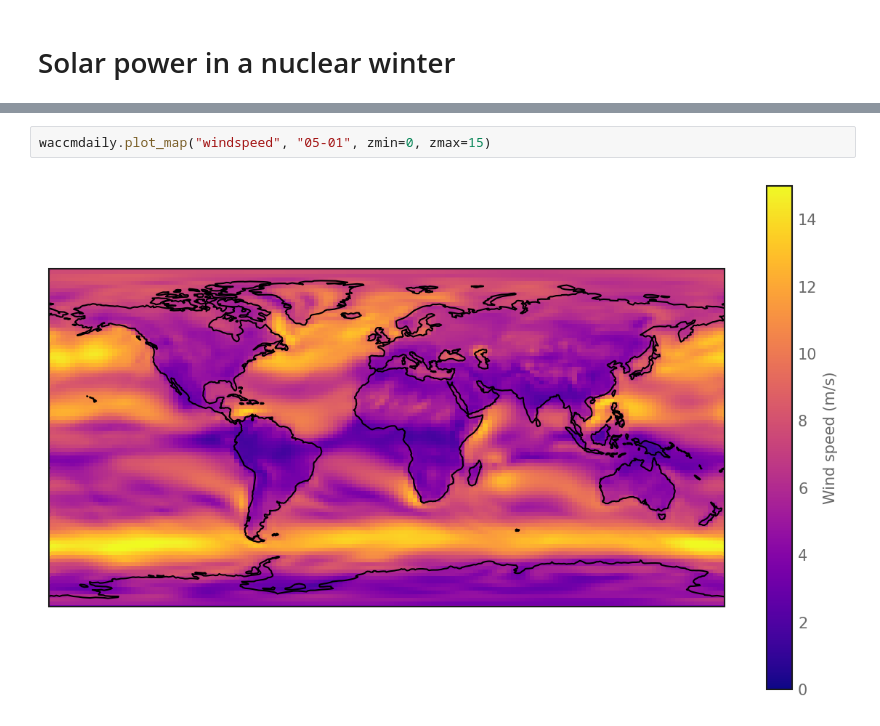
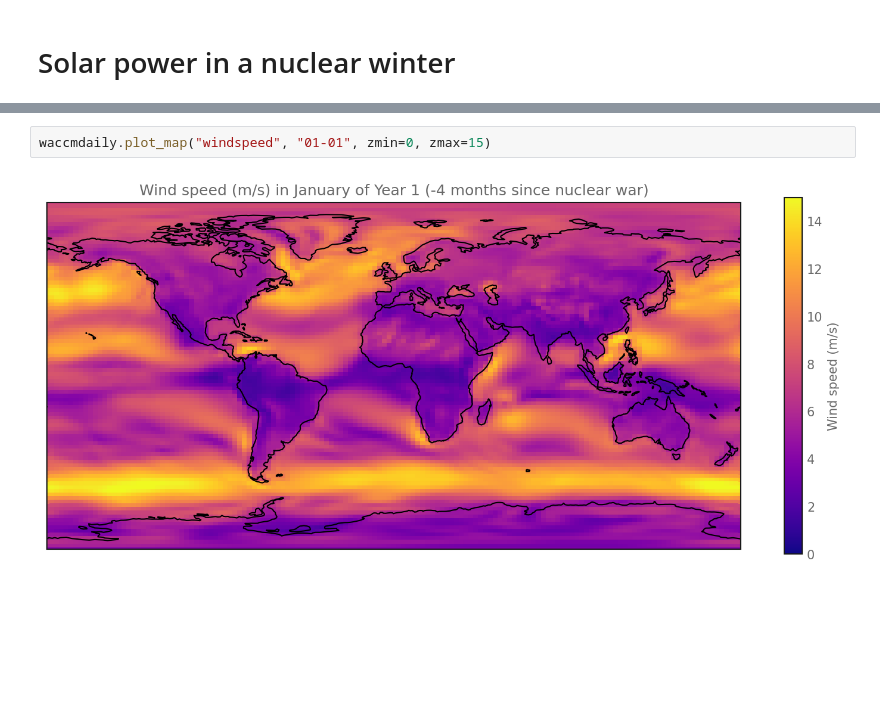
Before and after one commit to allfed/Renewables-Nuclear-Winter, a Jupyter notebook: scripts/Wind-Power.ipynb, the cells around one changed output, grey strips where cells are left out. Drawn from its saved outputs; the diff is of its cells as text; blank space fills up the shorter version.

```diff
--- a/scripts/Wind-Power.ipynb
+++ b/scripts/Wind-Power.ipynb
@@ -17,7 +16,7 @@ waccmdaily.plot_map("windspeed", "05-01-01T19:30:00")
 # %%
-waccmdaily.plot_map("windspeed", "05-01", zmin=0, zmax=15)
+waccmdaily.plot_map("windspeed", "01-01", zmin=0, zmax=15)
 # %% [output]
-[figure, old version]
+[figure, new version]
 # %%
 waccmdaily.plot_map("windspeed", "06-01", zmin=0, zmax=15)
 # %% [output]
```
Also changed, not shown: parts of 11 cells of this notebook, 2 other files.
